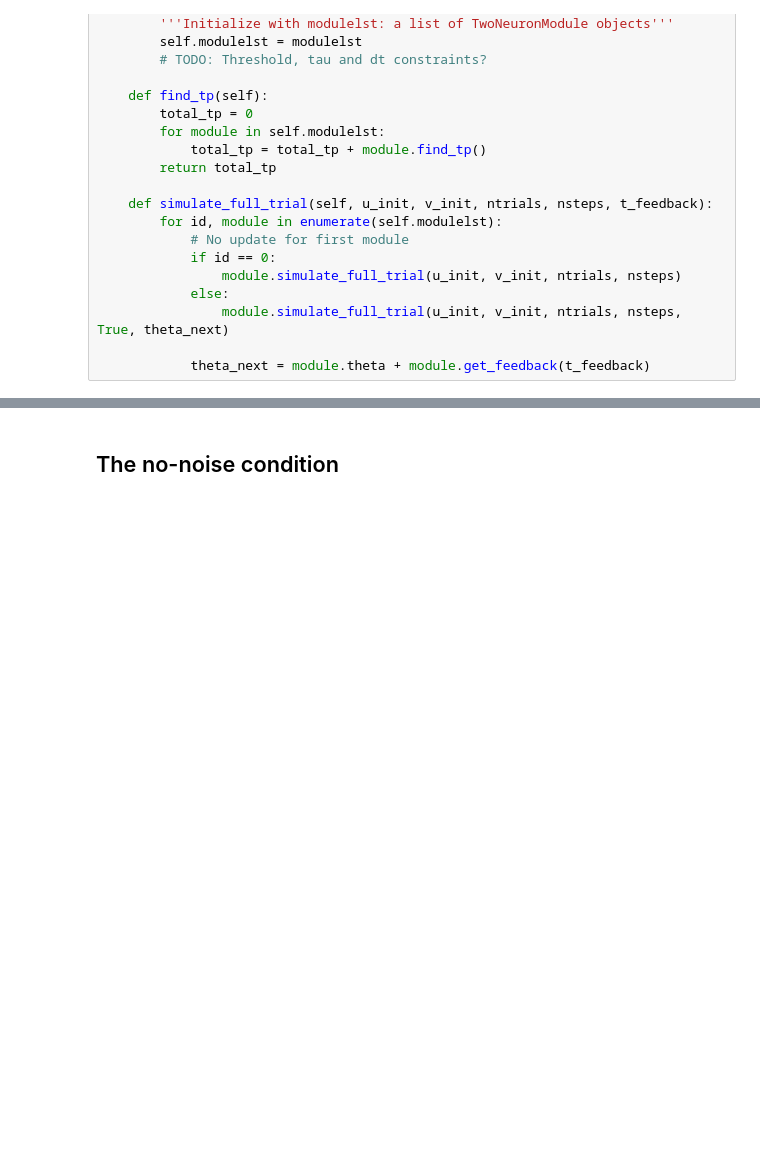
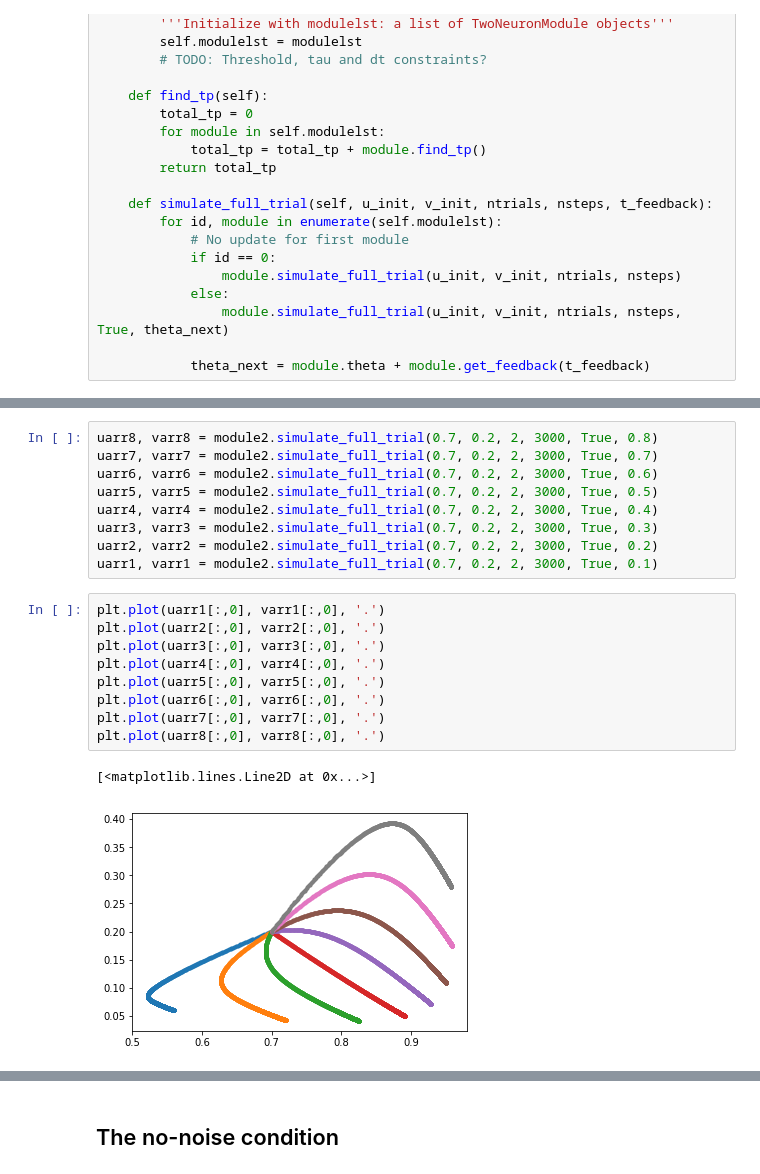
Before and after one commit to nhat-le/Noisy-Mutual-Inhibition, a Jupyter notebook: two_neuron_cascade.ipynb, the cells around one changed output, grey strips where cells are left out. Saved outputs shown, nothing was run; the diff lists cells and outputs as text; blank space fills up the shorter version.

```diff
--- a/two_neuron_cascade.ipynb
+++ b/two_neuron_cascade.ipynb
@@ -132,3 +204,24 @@ simple_chained = ChainedTwoNeuronModules([module1, module2])
+# %%
+uarr8, varr8 = module2.simulate_full_trial(0.7, 0.2, 2, 3000, True, 0.8)
+uarr7, varr7 = module2.simulate_full_trial(0.7, 0.2, 2, 3000, True, 0.7)
+uarr6, varr6 = module2.simulate_full_trial(0.7, 0.2, 2, 3000, True, 0.6)
+uarr5, varr5 = module2.simulate_full_trial(0.7, 0.2, 2, 3000, True, 0.5)
+uarr4, varr4 = module2.simulate_full_trial(0.7, 0.2, 2, 3000, True, 0.4)
+uarr3, varr3 = module2.simulate_full_trial(0.7, 0.2, 2, 3000, True, 0.3)
+uarr2, varr2 = module2.simulate_full_trial(0.7, 0.2, 2, 3000, True, 0.2)
+uarr1, varr1 = module2.simulate_full_trial(0.7, 0.2, 2, 3000, True, 0.1)
+# %%
+plt.plot(uarr1[:,0], varr1[:,0], '.')
+plt.plot(uarr2[:,0], varr2[:,0], '.')
+plt.plot(uarr3[:,0], varr3[:,0], '.')
+plt.plot(uarr4[:,0], varr4[:,0], '.')
+plt.plot(uarr5[:,0], varr5[:,0], '.')
+plt.plot(uarr6[:,0], varr6[:,0], '.')
+plt.plot(uarr7[:,0], varr7[:,0], '.')
+plt.plot(uarr8[:,0], varr8[:,0], '.')
+# %% [output]
+[<matplotlib.lines.Line2D at 0x...>]
+[figure, added]
 # %%
 simple_chained.simulate_full_trial(0.7, 0.2, 100, 1000, 50)
 times = simple_chained.find_tp()
```
Also changed, not shown: parts of 46 cells of this notebook, 1 other file.
